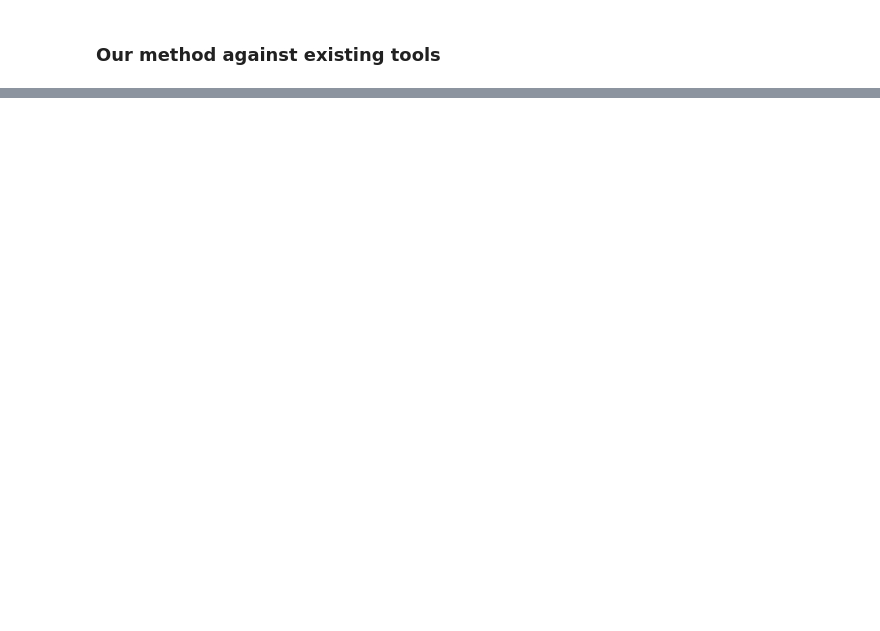
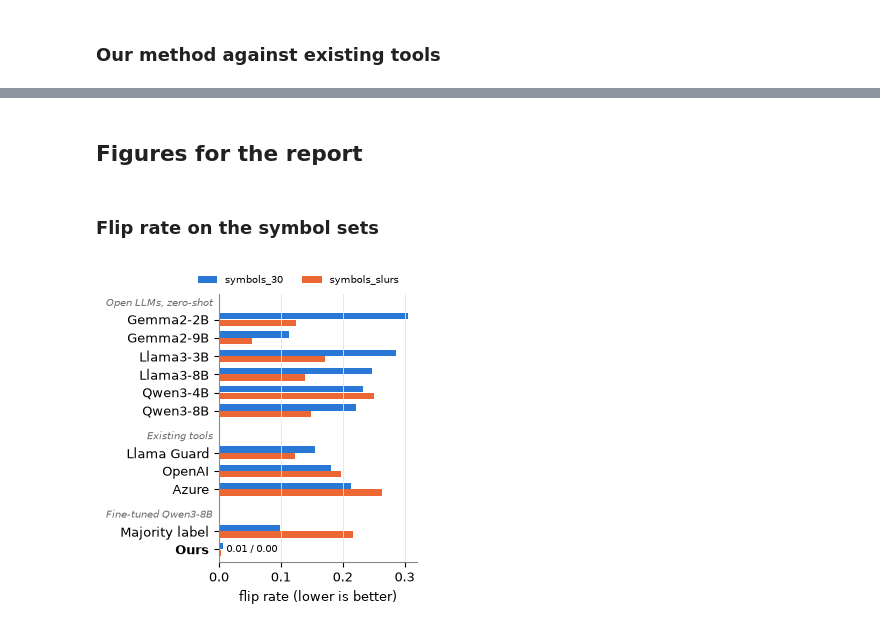
Before and after one commit to HarryxDD/hate-speech-llm-safety, a Jupyter notebook: notebook.ipynb, the cells around one changed output, grey strips where cells are left out. Cells and saved outputs as stored; diff of their text form; code cells hidden in the pictures; blank space fills up the shorter version.

```diff
--- a/notebook.ipynb
+++ b/notebook.ipynb
@@ -1864,3 +1901,40 @@ if len(compare):
 | 8 | azure | 0.709 | [0.680, 0.737] | 0.740 | 0.714 | 0.768 | 0.187 | NaN | ... |
 | 9 | qwen3-8b+qlora | 0.871 | [0.850, 0.893] | 0.815 | 0.820 | 0.811 | 0.152 | 0.605 | ... |
 | 10 | ours (qwen3-8b+qlora-soft-2q, norm) | 0.862 | [0.839, 0.884] | 0.798 | 0.746 | 0.858 | 0.078 | 0.523 | ... |
+# %% [markdown]
+## Figures for the report
+# %% [markdown]
+### Flip rate on the symbol sets
+# %%
+ov = pd.read_csv(TABLES / "ours_vs_existing.csv")
+GROUPS = [("Open LLMs, zero-shot", {"gemma2-2b": "Gemma2-2B", "gemma2-9b": "Gemma2-9B", "llama3-3b": "Llama3-3B",
+                                    "llama3-8b": "Llama3-8B", "qwen3-4b": "Qwen3-4B", "qwen3-8b": "Qwen3-8B"}),
+          ("Existing tools", {"llama-guard": "Llama Guard", "openai": "OpenAI", "azure": "Azure"}),
+          ("Fine-tuned Qwen3-8B", {"qwen3-8b+qlora": "Majority label", "ours": "Ours"})]
+ov["key"] = ov.model.where(~ov.model.str.startswith("ours"), "ours")
+ov = ov.set_index("key")
+SETS = [("flip symbols_30", "symbols_30"), ("flip symbols_slurs", "symbols_slurs")]
+fig, ax = plt.subplots(figsize=(3.4, 3.6))
+y, ticks, labels = 0, [], []
+for g, (group, names) in enumerate(GROUPS):
+    ax.text(-0.03, y - 0.9, group, fontsize=7, color="#6b6a66", ha="right", va="center", style="italic",
+            transform=ax.get_yaxis_transform())
+    for key, name in names.items():
+        for k, (col, label) in enumerate(SETS):
+            ax.barh(y + (k - 0.5) * 0.36, ov.loc[key, col], height=0.34, color=COLORS[k],
+                    label=label if y == 0 else None)
+        if key == "ours":
+            ax.text(0.012, y, " / ".join(f"{ov.loc[key, col]:.2f}" for col, _ in SETS), va="center", fontsize=7)
+        ticks.append(y); labels.append(name); y += 1
+    y += 1.3
+ax.set_yticks(ticks, labels)
+ax.get_yticklabels()[-1].set_fontweight("bold")
+ax.set_ylim(ticks[-1] + 0.7, -1.4)
+ax.grid(axis="y", visible=False)
+ax.set_xlabel("flip rate (lower is better)")
+ax.legend(frameon=False, fontsize=7, ncol=2, loc="lower center", bbox_to_anchor=(0.4, 1.0))
+fig.tight_layout()
+fig.savefig(TABLES / "symbol_flips.png", dpi=200)
+plt.show()
+# %% [output]
+[figure, added]
```
Also changed, not shown: parts of 13 cells of this notebook, 7 other files.
